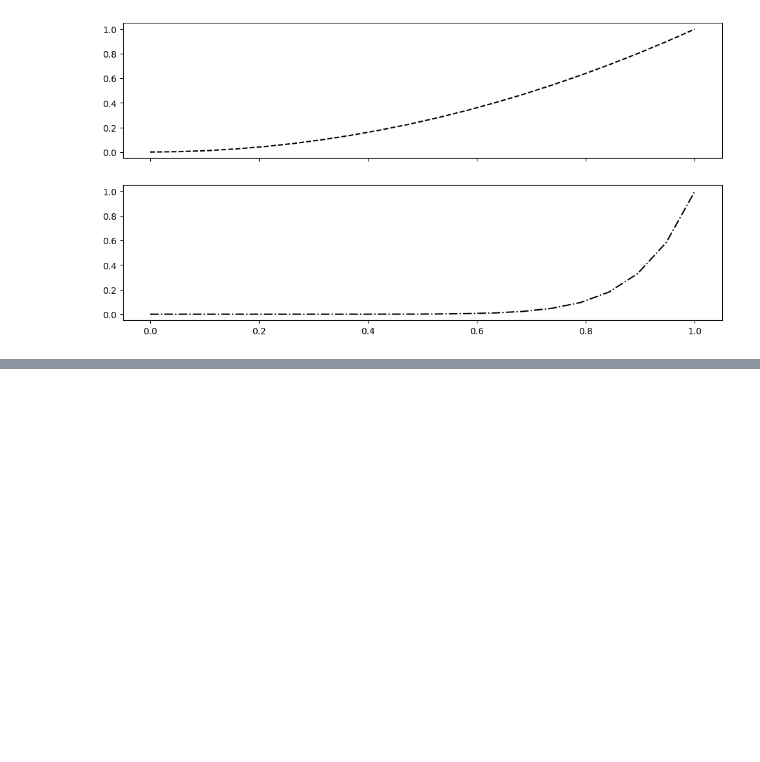
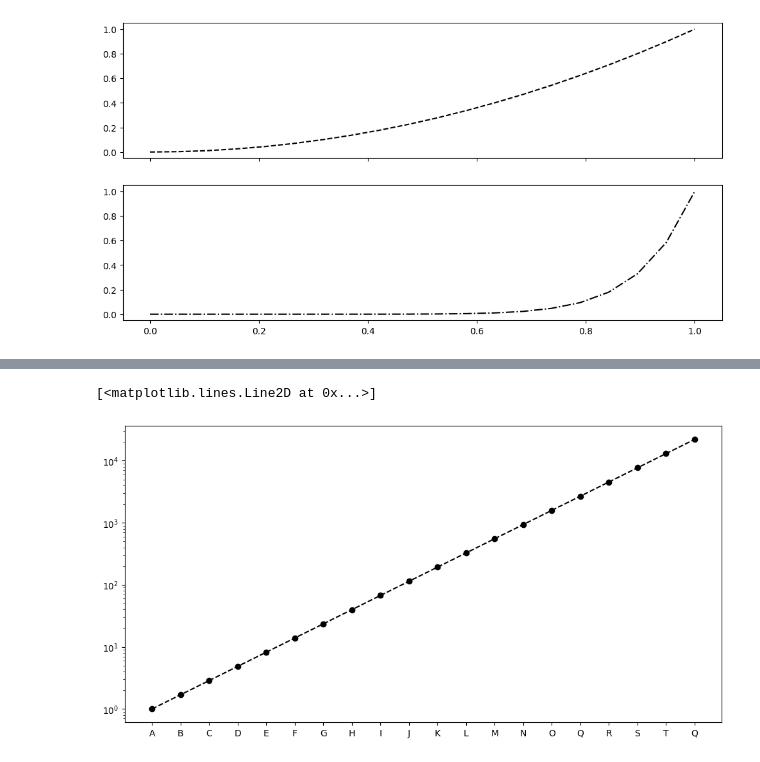
Before and after one commit to Jeffery77/Algo-Trading-Basics, a Jupyter notebook: chapter5/dataVIsualization.ipynb, the cells around one changed output, grey strips where cells are left out. Drawn from its saved outputs; the diff is of its cells as text; code cells hidden in the pictures; blank space fills up the shorter version.

```diff
--- a/chapter5/dataVIsualization.ipynb
+++ b/chapter5/dataVIsualization.ipynb
@@ -88,0 +126,12 @@ ax2.plot(x,y2,color='black',linestyle='-.')
+# %%
+# WE can also change the scale of one of the axis to non-linear using the matplotlib
+# axes.set_yscale() methhod
+
+fig, ax = plt.subplots(1,figsize=(12,6))
+ax.set_yscale('log')
+ax.set_xticks(x)
+ax.set_xticklabels(list('ABCDEFGHIJKLMNOQRSTQ'))
+ax.plot(x,y1,color='black',linestyle='--',marker='o',label='y=exp(x')
+# %% [output]
+[<matplotlib.lines.Line2D at 0x...>]
+[figure, added]
```
Also changed, not shown: parts of 7 cells of this notebook, 1 other file.
